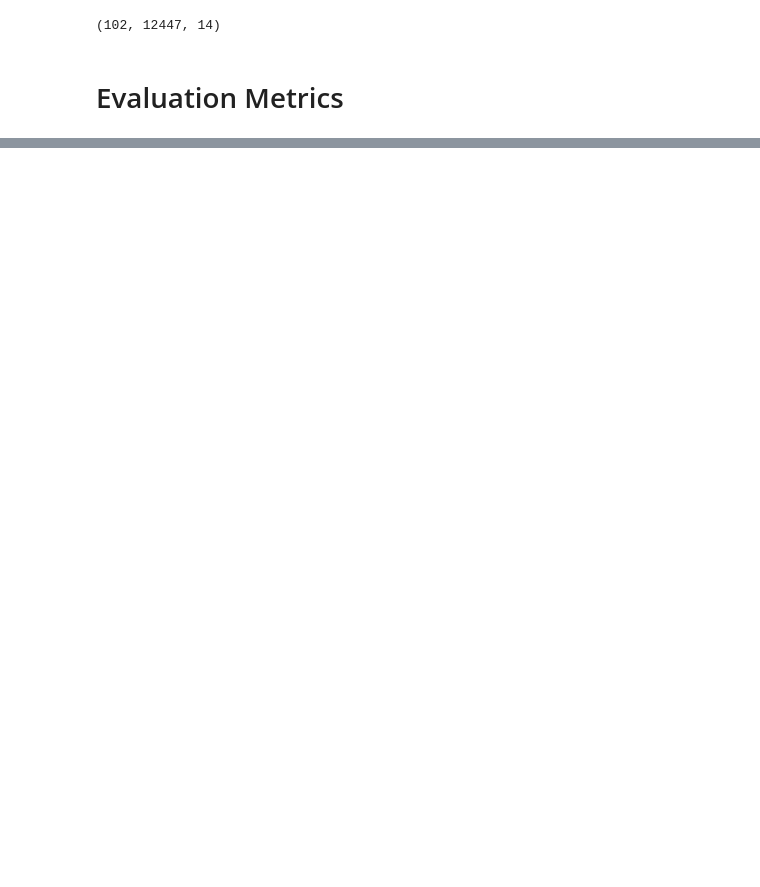
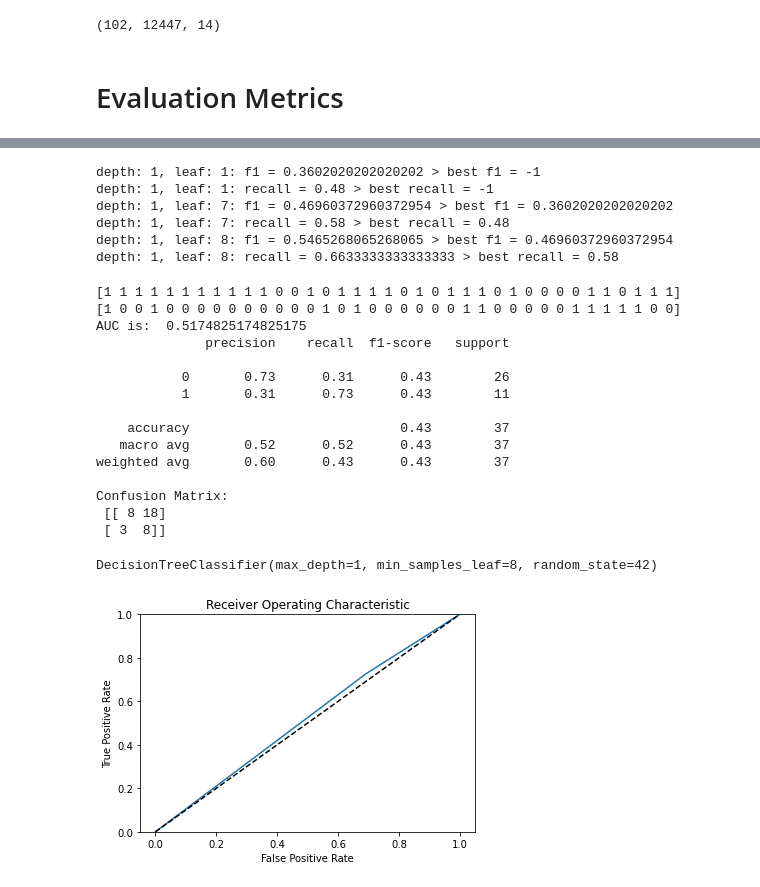
Before and after one commit to derong97/automatic-depression-detector, a Jupyter notebook: models/gaze/Gaze Model.ipynb, the cells around one changed output, grey strips where cells are left out. Cells and saved outputs as stored; diff of their text form; code cells hidden in the pictures; blank space fills up the shorter version.

```diff
--- a/models/gaze/Gaze Model.ipynb
+++ b/models/gaze/Gaze Model.ipynb
@@ -116,0 +248,56 @@ evaluate_on_training_set(y_test, y_pred)
+# %%
+def find_best_tree_model(upper_depth, upper_leaf):
+    best_f1_model = None
+    best_recall_model = None
+    best_f1 = -1
+    best_recall = -1
+
+    for depth in range(1, upper_depth + 1):
+        for leaf in range(1, upper_leaf + 1):
+            model = DecisionTreeClassifier(random_state=RANDOM_STATE, max_depth=depth, min_samples_leaf=leaf)
+
+            f1_scores, recall_scores = k_cross(model)
+            f1 = np.mean(f1_scores)
+            recall = np.mean(recall_scores)
+
+            if f1 > best_f1:
+                print(f"depth: {depth}, leaf: {leaf}: f1 = {f1} > best f1 = {best_f1}")
+                best_f1 = f1
+                best_f1_model = model
+
+            if recall > best_recall:
+                print(f"depth: {depth}, leaf: {leaf}: recall = {recall} > best recall = {best_recall}")
+                best_recall = recall
+                best_recall_model = model
+
+    return best_f1_model, best_recall_model
+
+best_tree_f1_model, best_tree_recall_model = find_best_tree_model(20, 30)
+# %% [output]
+depth: 1, leaf: 1: f1 = 0.3602020202020202 > best f1 = -1
+depth: 1, leaf: 1: recall = 0.48 > best recall = -1
+depth: 1, leaf: 7: f1 = 0.46960372960372954 > best f1 = 0.3602020202020202
+depth: 1, leaf: 7: recall = 0.58 > best recall = 0.48
+depth: 1, leaf: 8: f1 = 0.5465268065268065 > best f1 = 0.46960372960372954
+depth: 1, leaf: 8: recall = 0.6633333333333333 > best recall = 0.58
+# %%
+# Based on f1
+evaluate_model(best_tree_f1_model)
+# %% [output]
+[1 1 1 1 1 1 1 1 1 1 1 0 0 1 0 1 1 1 1 0 1 0 1 1 1 0 1 0 0 0 0 1 1 0 1 1 1]
+[1 0 0 1 0 0 0 0 0 0 0 0 0 0 1 0 1 0 0 0 0 0 0 1 1 0 0 0 0 0 1 1 1 1 1 0 0]
+AUC is:  0.5174825174825175
+              precision    recall  f1-score   support
+
+           0       0.73      0.31      0.43        26
+           1       0.31      0.73      0.43        11
+
+    accuracy                           0.43        37
+   macro avg       0.52      0.52      0.43        37
+weighted avg       0.60      0.43      0.43        37
+
+Confusion Matrix:
+ [[ 8 18]
+ [ 3  8]]
+DecisionTreeClassifier(max_depth=1, min_samples_leaf=8, random_state=42)
+[figure, added]
```
Also changed, not shown: parts of 26 cells of this notebook, 6 other files.
